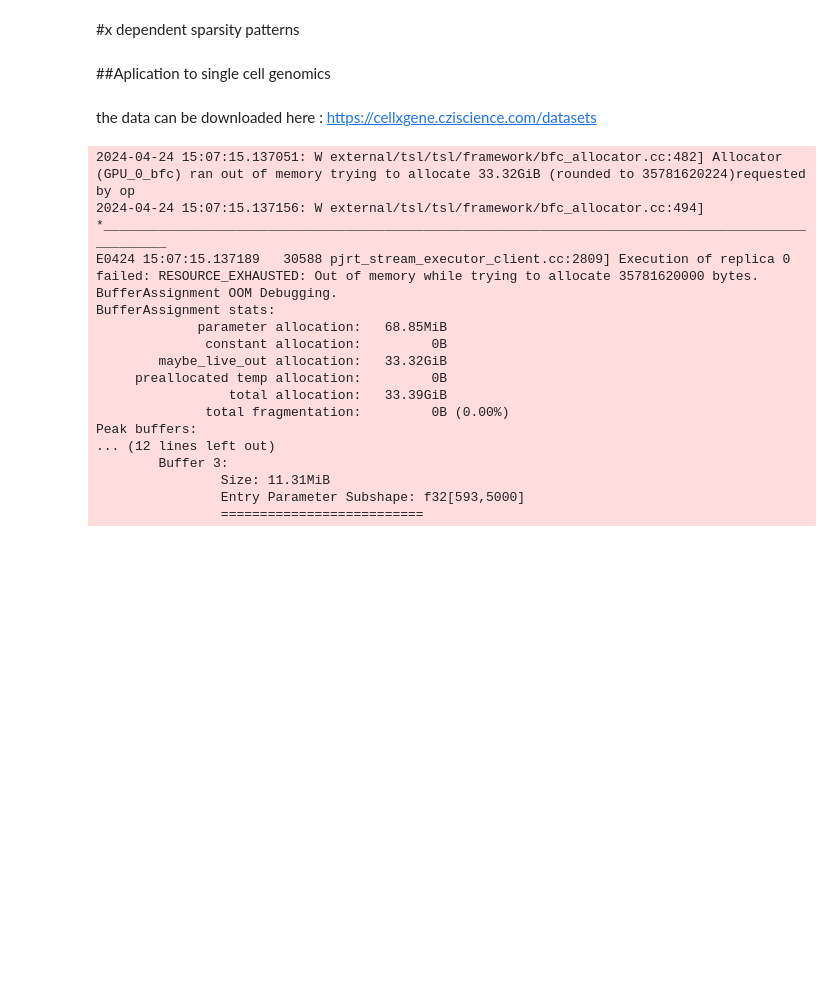
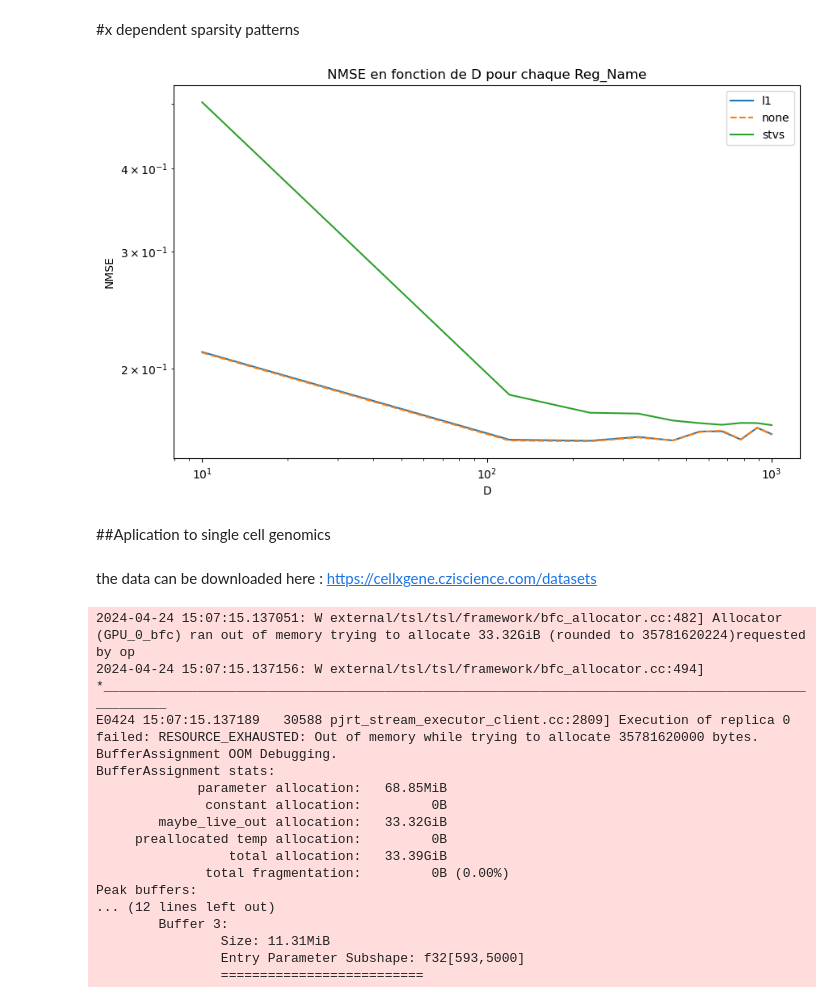
Before and after one commit to Tordjx/Optimal-transport, a Jupyter notebook: experiments.ipynb, the cells around one changed output. Cells and saved outputs as stored; diff of their text form; code cells hidden in the pictures; blank space fills up the shorter version.

```diff
--- a/experiments.ipynb
+++ b/experiments.ipynb
@@ -15,8 +18,8 @@ from typing import Any
 from jax.numpy import ndarray
 from ott.geometry.costs import TICost
 
-def sigma(z) :
-    return jnp.arcsinh(z)
+def sigma(z,gamma) :
+    return jnp.arcsinh(z/(2*gamma))
 
 
 #maybe regti should herit from ticost
@@ -34,7 +37,7 @@ class RegTICost(TICost) :
         if self.reg_name == "l1" :
             return self.gamma * jnp.sum(abs(z))
         elif self.reg_name == "stvs" :
-            return self.gamma**2 * jnp.sum((sigma(z) + 0.5 -0.5 *jnp.exp(-2*sigma(z))))
+            return self.gamma**2 * jnp.sum((sigma(z,self.gamma) + 0.5 -0.5 *jnp.exp(-2*sigma(z,self.gamma))))
         else :
             return 0 #prox of 0 function is identity
     def h(self, z) :
@@ -74,7 +77,7 @@ def normalized_mse(y, y_pred) :
     return (1/ jnp.prod(np.array(y.shape))) * jnp.sum((y-y_pred)**2)
 def support_error(y, y_pred,x) :
     delta = y_pred -x
-    return jnp.sum(delta[:,s:]**2)/ (jnp.sum(delta**2) * y.shape[0]) #à vérifier !!!!
+    return jnp.sum(delta[:,s:]**2)/ (jnp.sum(delta**2)) #à vérifier !!!!
 
 result ={}
 from tqdm import tqdm
@@ -183,6 +227,26 @@ df = pd.DataFrame({
     'NMSE': nmses,
 })
 df.to_csv("df2.csv")
+# %%
+fig, ax = plt.subplots(figsize=(10, 6))
+
+# Tracer NMSE en fonction de D pour chaque Reg_Name
+for reg_name, reg_group in df.groupby('Reg_Name'):
+    if reg_name != "none":
+        ax.plot(reg_group['D'], reg_group['NMSE'], label=reg_name)
+    else:
+        ax.plot(reg_group['D'], reg_group['NMSE'], linestyle='dashed', label="none")
+
+# Paramètres du graphique
+ax.set_xlabel('D')
+ax.set_ylabel('NMSE')
+ax.set_title('NMSE en fonction de D pour chaque Reg_Name')
+ax.set_xscale('log')
+ax.set_yscale('log')
+ax.legend()
+plt.show()
+# %% [output]
+[figure, added]
 # %% [markdown]
 ##Aplication to single cell genomics
 # %% [markdown]
```
Also changed, not shown: parts of 5 cells of this notebook, 3 other files.
